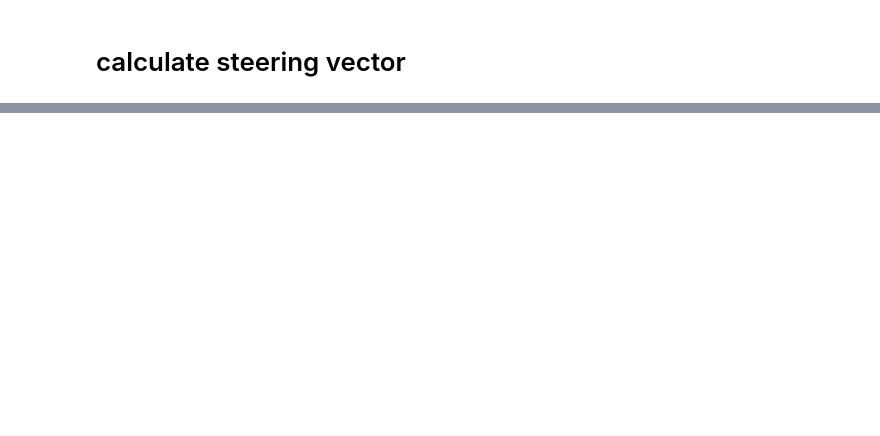
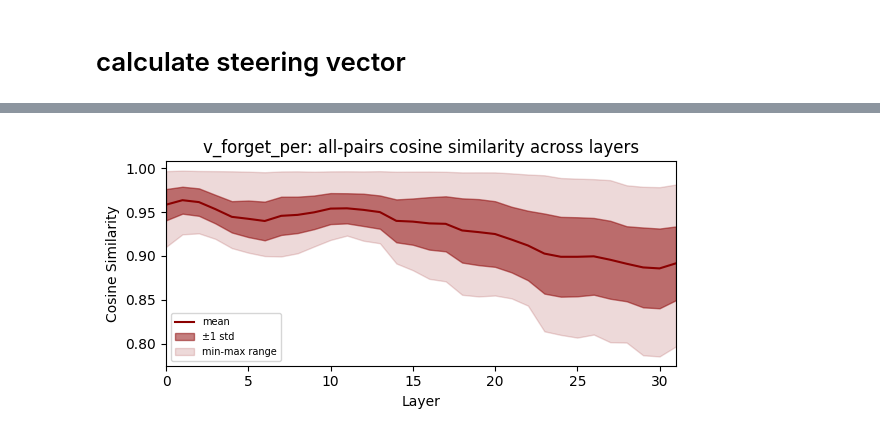
Before and after one commit to rgs2151/forget, a Jupyter notebook: notebooks/llama3_wild.ipynb, the cells around one changed output, grey strips where cells are left out. Saved outputs shown, nothing was run; the diff lists cells and outputs as text; code cells hidden in the pictures; blank space fills up the shorter version.

```diff
--- a/notebooks/llama3_wild.ipynb
+++ b/notebooks/llama3_wild.ipynb
@@ -152,0 +160,26 @@ t.save(steer, "store/llama3_wild/steer.pt")
+# %%
+# mean pairwise cosine similarity of v_forget_per across all concept pairs per layer
+cos = t.nn.CosineSimilarity(dim=-1)
+pairs = [(i, j) for i in range(len(concepts)) for j in range(i+1, len(concepts))]
+sims = t.stack([cos(v_forget_per[concepts[i]].float().squeeze(),
+                     v_forget_per[concepts[j]].float().squeeze()) for i, j in pairs])  # (n_pairs, num_layers)
+
+fig, ax = plt.subplots(figsize=(6, 3))
+ax.plot(range(sims.shape[1]), sims.mean(0).numpy(), color="darkred", label="mean")
+ax.fill_between(range(sims.shape[1]),
+                (sims.mean(0) - sims.std(0)).numpy(),
+                (sims.mean(0) + sims.std(0)).numpy(),
+                alpha=0.5, color="darkred", label="±1 std")
+ax.fill_between(range(sims.shape[1]),
+                sims.min(0).values.numpy(),
+                sims.max(0).values.numpy(),
+                alpha=0.15, color="darkred", label="min-max range")
+ax.set_xlim(0, sims.shape[1] - 1)
+ax.set_xlabel("Layer")
+ax.set_ylabel("Cosine Similarity")
+ax.set_title("v_forget_per: all-pairs cosine similarity across layers")
+ax.legend(fontsize=7)
+plt.tight_layout()
+plt.show()
+# %% [output]
+[figure, added]
```
Also changed, not shown: parts of 38 cells of this notebook, 13 other files.
